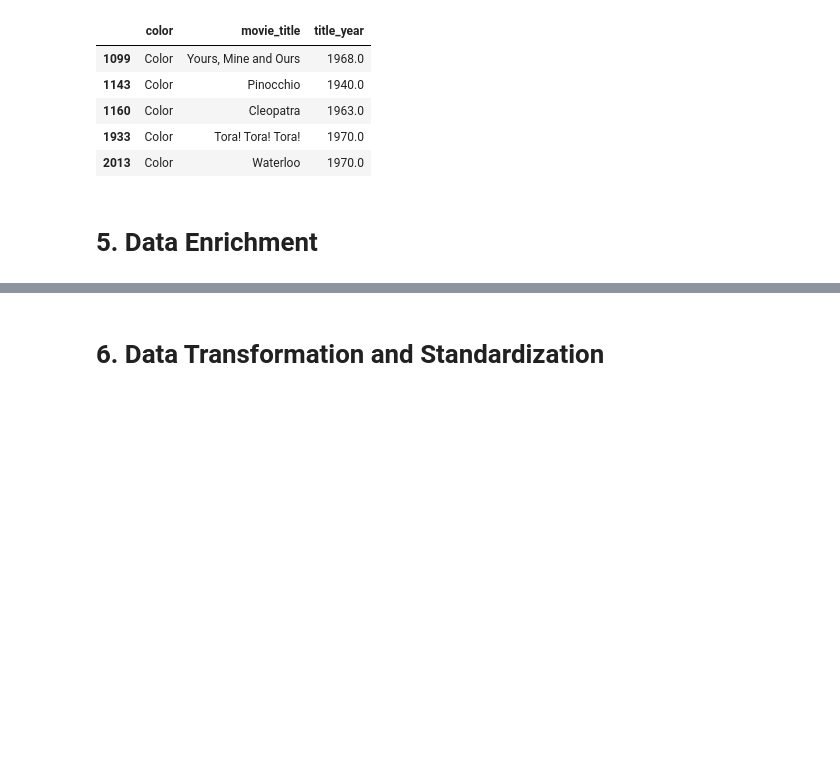
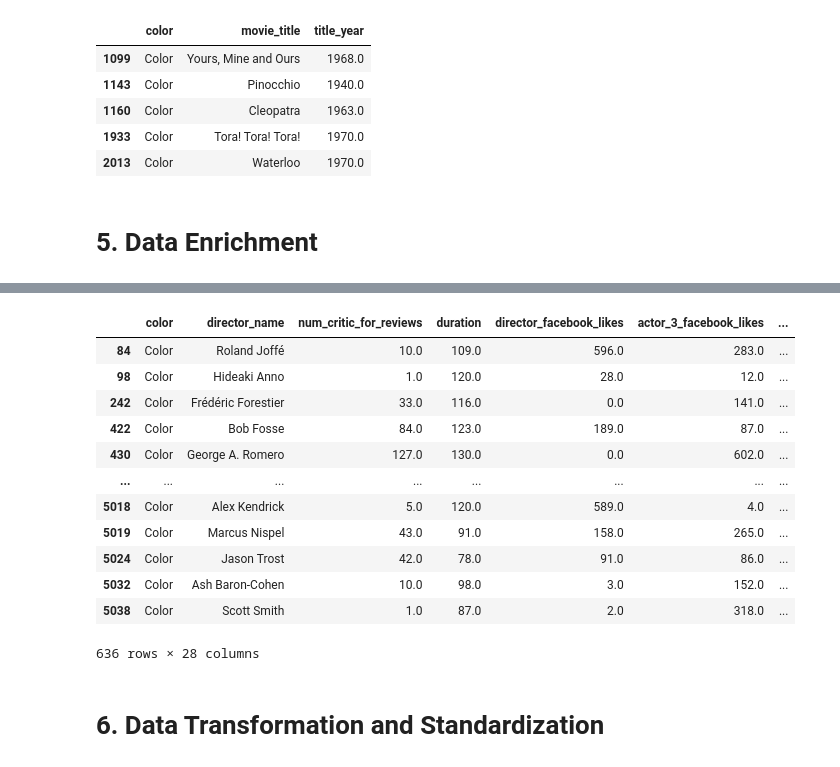
Before and after one commit to brunoVnonato/pyyne_data_eng_test, a Jupyter notebook: movie_metadata_pipeline.ipynb, the cells around one changed output, grey strips where cells are left out. Cells and saved outputs as stored; diff of their text form; code cells hidden in the pictures; blank space fills up the shorter version.

```diff
--- a/movie_metadata_pipeline.ipynb
+++ b/movie_metadata_pipeline.ipynb
@@ -788,3 +834,20 @@ data = color_or_black_and_white(data=data)
+# %%
+data.loc[data['gross']==0, :]
+#data.loc[data['movie_title']=='Black Panther (2018)', :]
+# %% [output]
+|  | color | director_name | num_critic_for_reviews | duration | director_facebook_likes | actor_3_facebook_likes | ... |
+| 84 | Color | Roland Joffé | 10.0 | 109.0 | 596.0 | 283.0 | ... |
+| 98 | Color | Hideaki Anno | 1.0 | 120.0 | 28.0 | 12.0 | ... |
+| 242 | Color | Frédéric Forestier | 33.0 | 116.0 | 0.0 | 141.0 | ... |
+| 422 | Color | Bob Fosse | 84.0 | 123.0 | 189.0 | 87.0 | ... |
+| 430 | Color | George A. Romero | 127.0 | 130.0 | 0.0 | 602.0 | ... |
+| ... | ... | ... | ... | ... | ... | ... | ... |
+| 5018 | Color | Alex Kendrick | 5.0 | 120.0 | 589.0 | 4.0 | ... |
+| 5019 | Color | Marcus Nispel | 43.0 | 91.0 | 158.0 | 265.0 | ... |
+| 5024 | Color | Jason Trost | 42.0 | 78.0 | 91.0 | 86.0 | ... |
+| 5032 | Color | Ash Baron-Cohen | 10.0 | 98.0 | 3.0 | 152.0 | ... |
+| 5038 | Color | Scott Smith | 1.0 | 87.0 | 2.0 | 318.0 | ... |
+636 rows × 28 columns
 # %% [markdown]
 # 6. Data Transformation and Standardization
 # %% [markdown]
```
Also changed, not shown: parts of 1 cell of this notebook.
